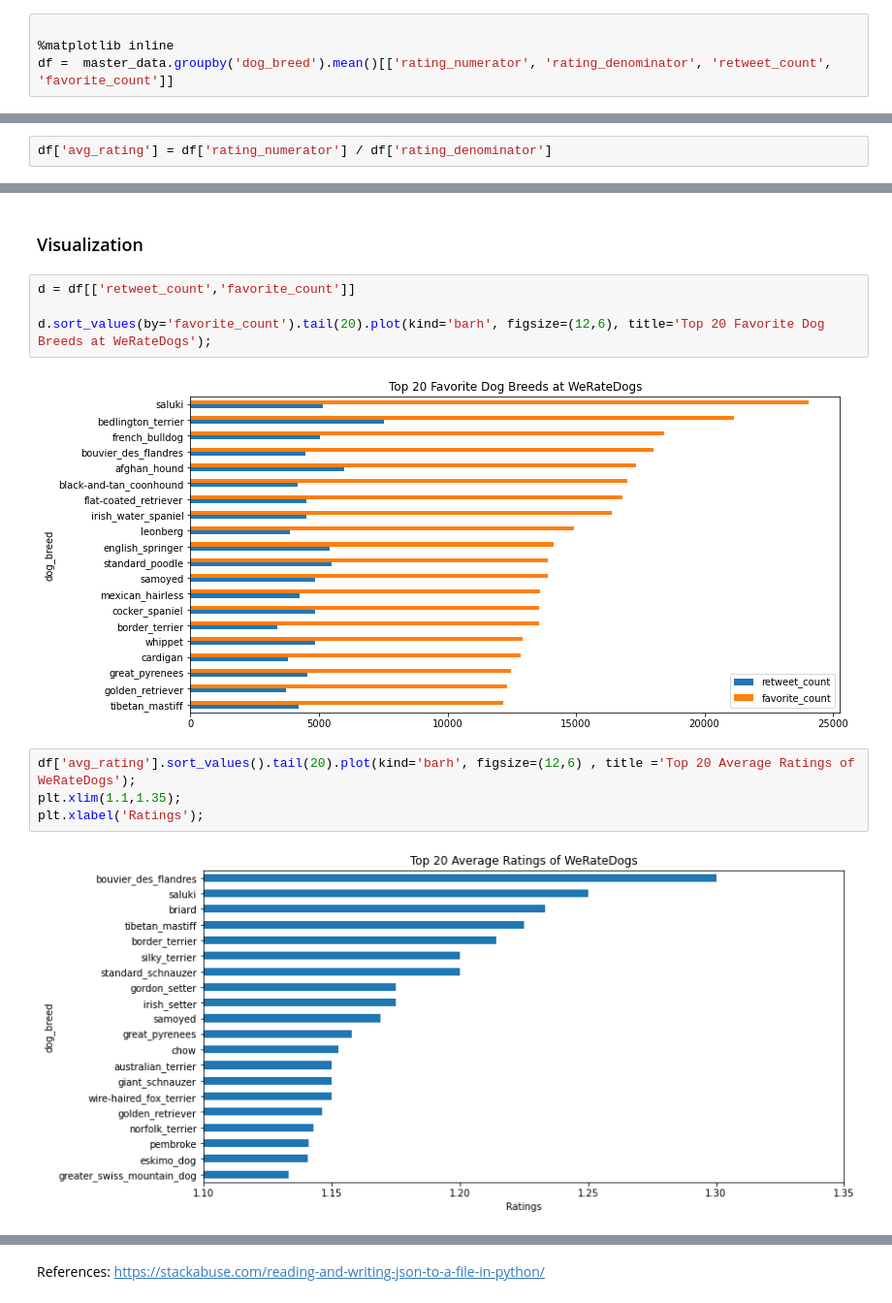
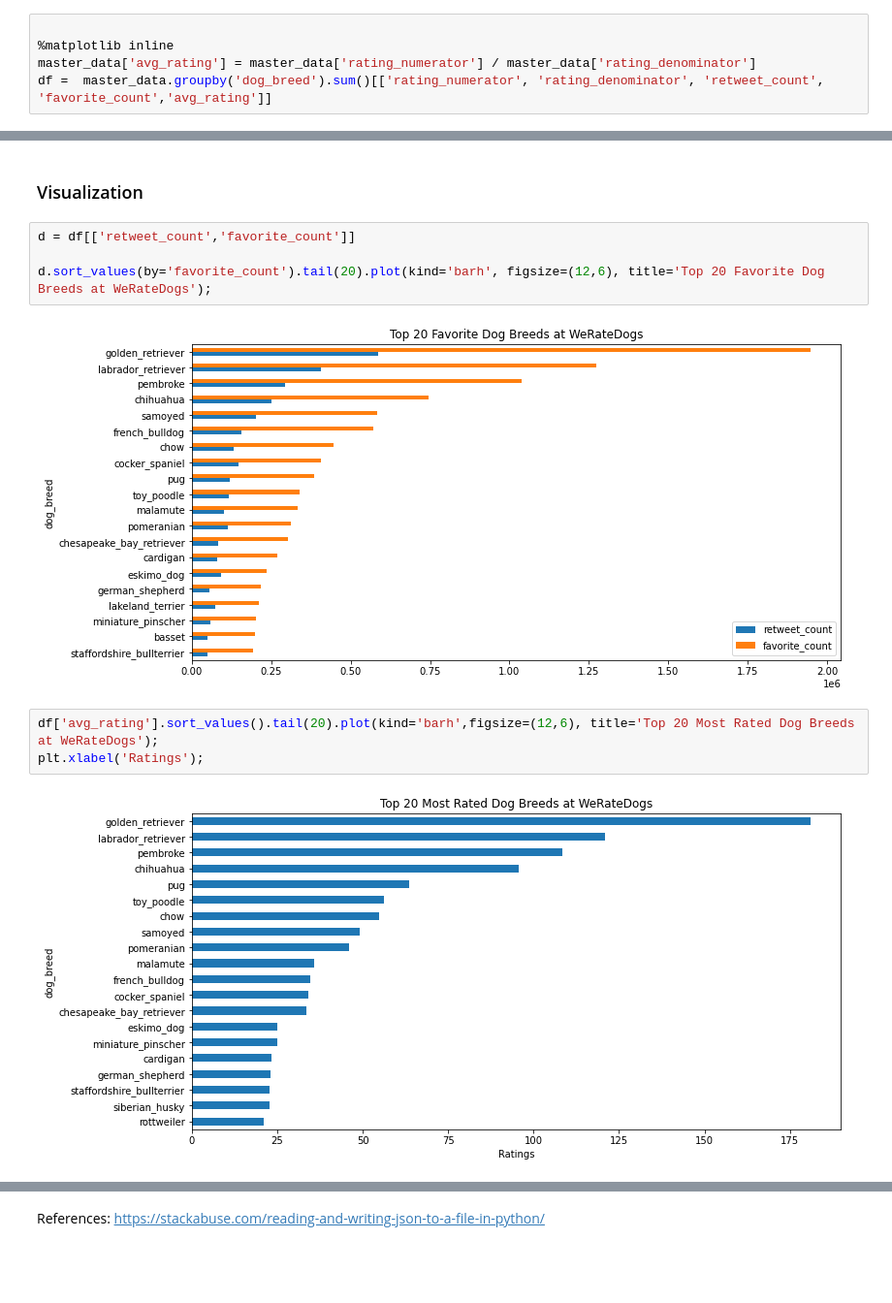
Before and after one commit to godswilllazu/WeRateDogs-Data-Analysis, a Jupyter notebook: wrangle_act.ipynb, the cells around one changed output, grey strips where cells are left out. Shown at 97% size. Saved outputs shown, nothing was run; the diff lists cells and outputs as text; blank space fills up the shorter version.

```diff
--- a/wrangle_act.ipynb
+++ b/wrangle_act.ipynb
@@ -580,7 +580,8 @@ master_data.to_sql('twitter_archive_master', engine)
 # %%
 
 %matplotlib inline
-df =  master_data.groupby('dog_breed').mean()[['rating_numerator', 'rating_denominator', 'retweet_count', 'favorite_count']]
+master_data['avg_rating'] = master_data['rating_numerator'] / master_data['rating_denominator']
+df =  master_data.groupby('dog_breed').sum()[['rating_numerator', 'rating_denominator', 'retweet_count', 'favorite_count','avg_rating']]
 # %% [markdown]
 ### Question 1:  What dog_breed has the highest retweet_count and favourite count?
 # %%
@@ -617,8 +622,6 @@ saluki                  24060.000000
 Name: favorite_count, Length: 113, dtype: float64
 # %% [markdown]
 ### Question 2:  What's the most rated dog breed?
-# %%
-df['avg_rating'] = df['rating_numerator'] / df['rating_denominator']
 # %%
 df['avg_rating'].sort_values()
 # %% [output]
@@ -655,13 +649,12 @@ d = df[['retweet_count','favorite_count']]
 
 d.sort_values(by='favorite_count').tail(20).plot(kind='barh', figsize=(12,6), title='Top 20 Favorite Dog Breeds at WeRateDogs');
 # %% [output]
-[figure, old version]
+[figure, new version]
 # %%
-df['avg_rating'].sort_values().tail(20).plot(kind='barh', figsize=(12,6) , title ='Top 20 Average Ratings of WeRateDogs');
-plt.xlim(1.1,1.35);
+df['avg_rating'].sort_values().tail(20).plot(kind='barh',figsize=(12,6), title='Top 20 Most Rated Dog Breeds at WeRateDogs');
 plt.xlabel('Ratings');
 # %% [output]
-[figure, old version]
+[figure, new version]
 # %%
 import seaborn as sb
 sb.regplot(x = df['favorite_count'],y =  df['retweet_count']);
```
Also changed, not shown: parts of 12 cells of this notebook, 4 other files.
